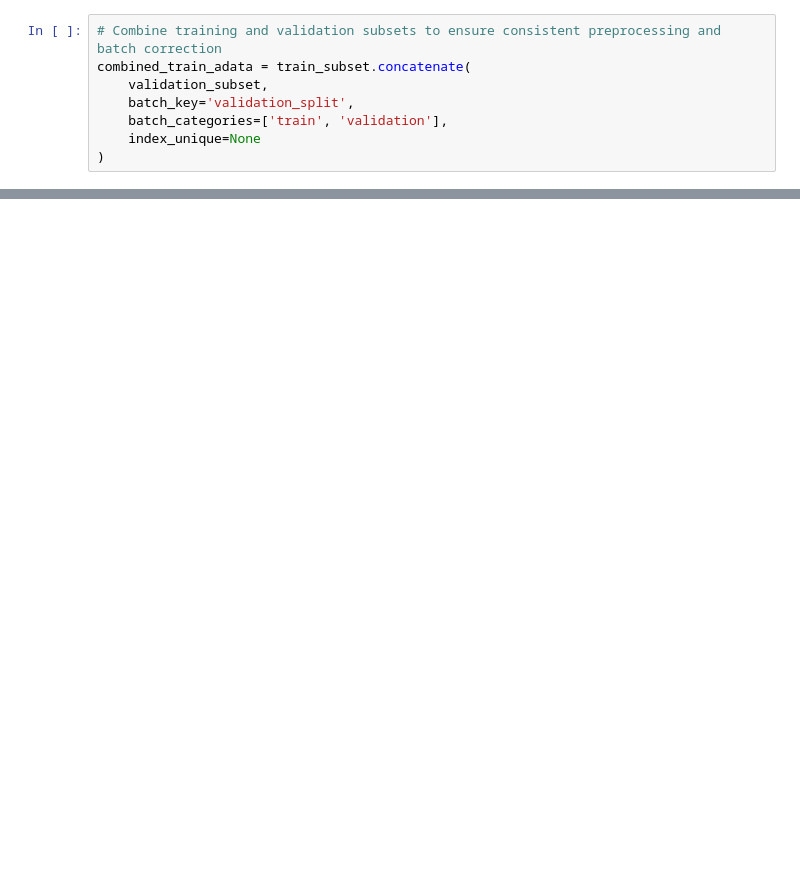
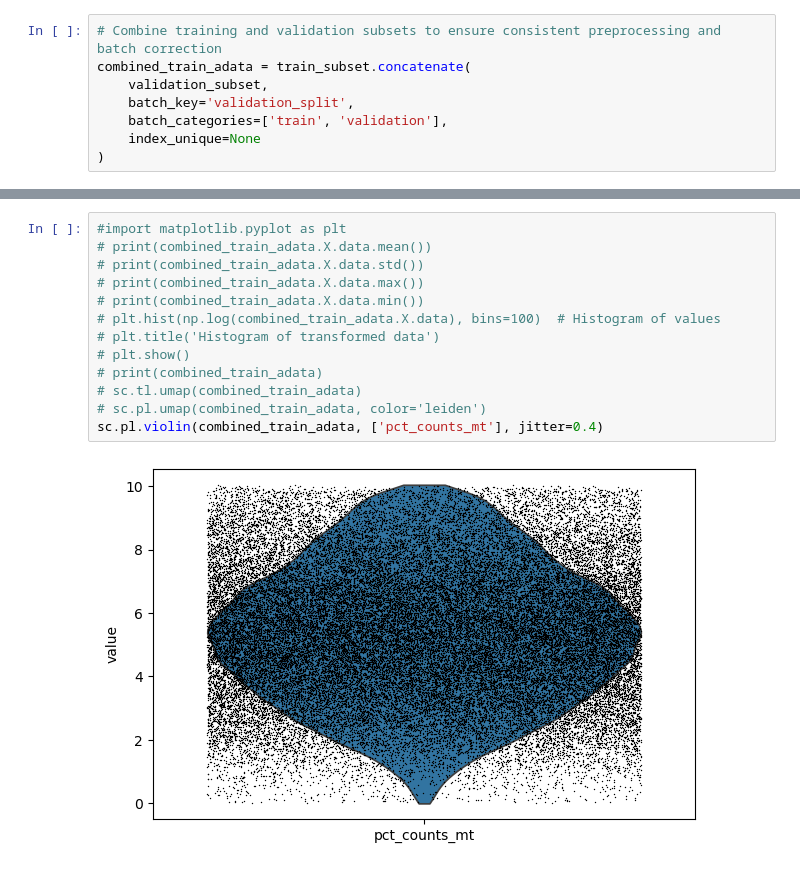
Before and after one commit to MMakonnen/ml4g-proj-2, a Jupyter notebook: code/cluster_task.ipynb, the cells around one changed output, grey strips where cells are left out. Drawn from its saved outputs; the diff is of its cells as text; blank space fills up the shorter version.

```diff
--- a/code/cluster_task.ipynb
+++ b/code/cluster_task.ipynb
@@ -200,3 +144,18 @@ sc.tl.leiden(combined_train_adata, resolution=0.2)
+# %%
+#import matplotlib.pyplot as plt
+# print(combined_train_adata.X.data.mean())
+# print(combined_train_adata.X.data.std())
+# print(combined_train_adata.X.data.max())
+# print(combined_train_adata.X.data.min())
+# plt.hist(np.log(combined_train_adata.X.data), bins=100)  # Histogram of values
+# plt.title('Histogram of transformed data')
+# plt.show()
+# print(combined_train_adata)
+# sc.tl.umap(combined_train_adata)
+# sc.pl.umap(combined_train_adata, color='leiden')
+sc.pl.violin(combined_train_adata, ['pct_counts_mt'], jitter=0.4)
+# %% [output]
+[figure, added]
 # %%
 # Evaluate Clustering Performance on Validation Set
 
```
Also changed, not shown: parts of 16 cells of this notebook.
